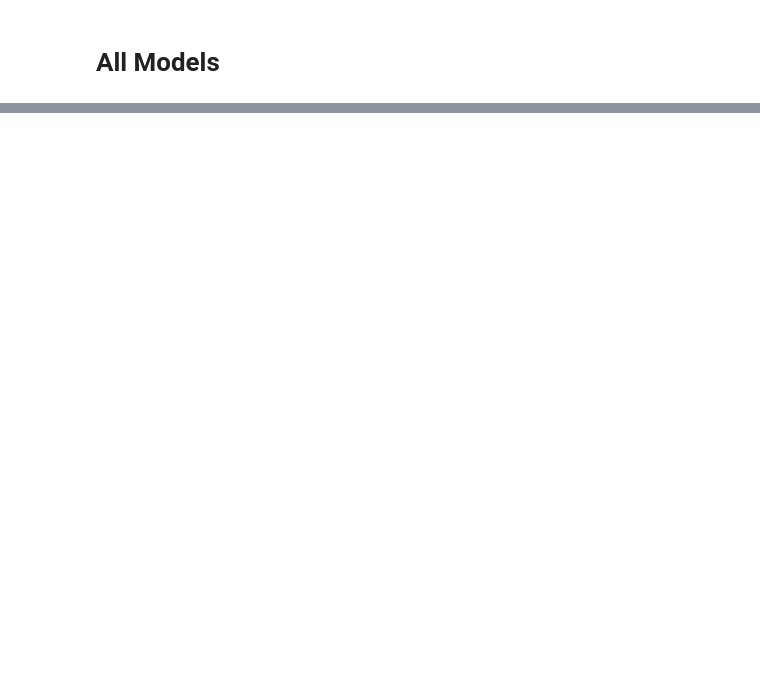
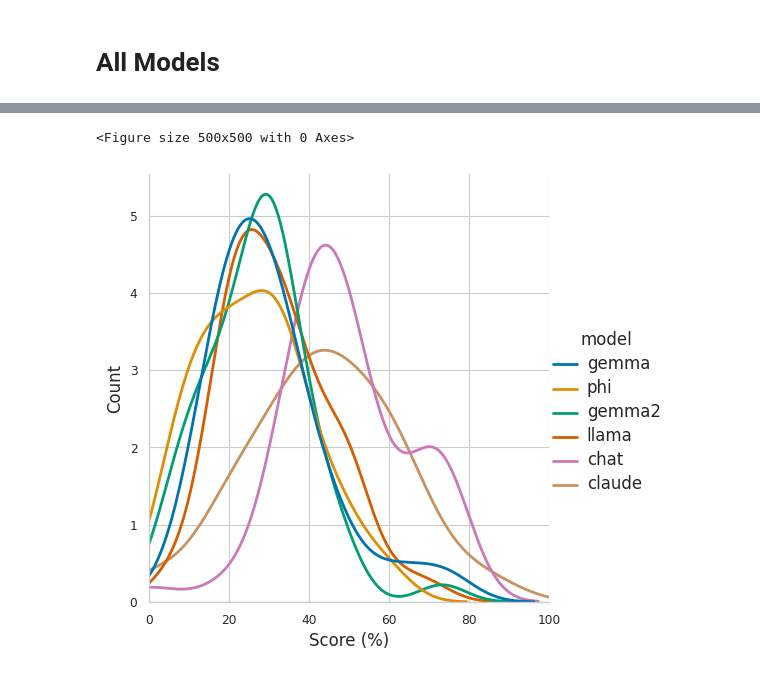
Before and after one commit to swaggirl9000/humor, a Jupyter notebook: experiments/19_all_models.ipynb, the cells around one changed output, grey strips where cells are left out. Saved outputs shown, nothing was run; the diff lists cells and outputs as text; code cells hidden in the pictures; blank space fills up the shorter version.

Commit message:
all models

```diff
--- a/experiments/19_all_models.ipynb
+++ b/experiments/19_all_models.ipynb
@@ -16,8 +16,8 @@ gemma = pd.read_csv('/home/ada/humor/data/stand_up_dataset/gemma_answers.csv')
 phi_model = pd.read_csv("/home/ada/humor/data/stand_up_dataset/phi3_mini_quotes.csv")
 gemma2 = pd.read_csv("/home/ada/humor/data/stand_up_dataset/gemma2_2 - gemma2 - gemma2.csv")
 llama = pd.read_csv("/home/ada/humor/data/stand_up_dataset/llama - llama.csv")
-chatgpt = pd.read_csv("")
-claude = pd.read_csv("")
+chatgpt = pd.read_csv("/home/ada/humor/data/stand_up_dataset/Chat_GPT_results - Sheet1.csv")
+claude = pd.read_csv("/home/ada/humor/data/stand_up_dataset/Claude_results - Sheet1.csv")
 # %%
 gemma_metric = bipartite_metric(gemma, ground_truth)
 print("Gemma Model:", gemma_metric.select_dtypes(include='number').mean())
@@ -39,29 +52,30 @@ print("Llama Model:",claude_metric.select_dtypes(include='number').mean())
 # %%
-gemma = gemma_metric.assign(model="gemma")
-phi = phi_metric.assign(model="phi")
-gemma2 = gemma2_metric.assign(model = "gemma2")
-llama = llama_metric.assign(model = "llama")
-chat = chat_metric.assign(model = "chat")
-claude = claude_metric.assign(model = "claude")
+import matplotlib.ticker as mtick
 
 sns.set_style("whitegrid")
 sns.set_context("paper")
 plt.figure(figsize=(5, 5))
 sns.set_palette("colorblind")
 
 df = pd.concat([gemma, phi, gemma2, llama, chat, claude]).reset_index(drop=True)
 
 plot = sns.displot(
     df, x="score", hue="model", kind="kde",
     linewidth=2
 )
 
 plot.set_axis_labels("Score (%)", "Count", fontsize=12)
 
+ax = plt.gca()
+ax.yaxis.set_major_formatter(mtick.FuncFormatter(lambda x, _: f"{int(x*1000)}"))
+
 plot._legend.get_title().set_fontsize(12)
 for text in plot._legend.texts:
     text.set_fontsize(12)
-plt.xlim(0,100)
+plt.xlim(0, 100)
 
 plot.savefig("experiment_02.pdf")
 plt.show()
+# %% [output]
+<Figure size 500x500 with 0 Axes>
+[figure, added]
```
Also changed, not shown: parts of 1 cell of this notebook, 3 other files.
